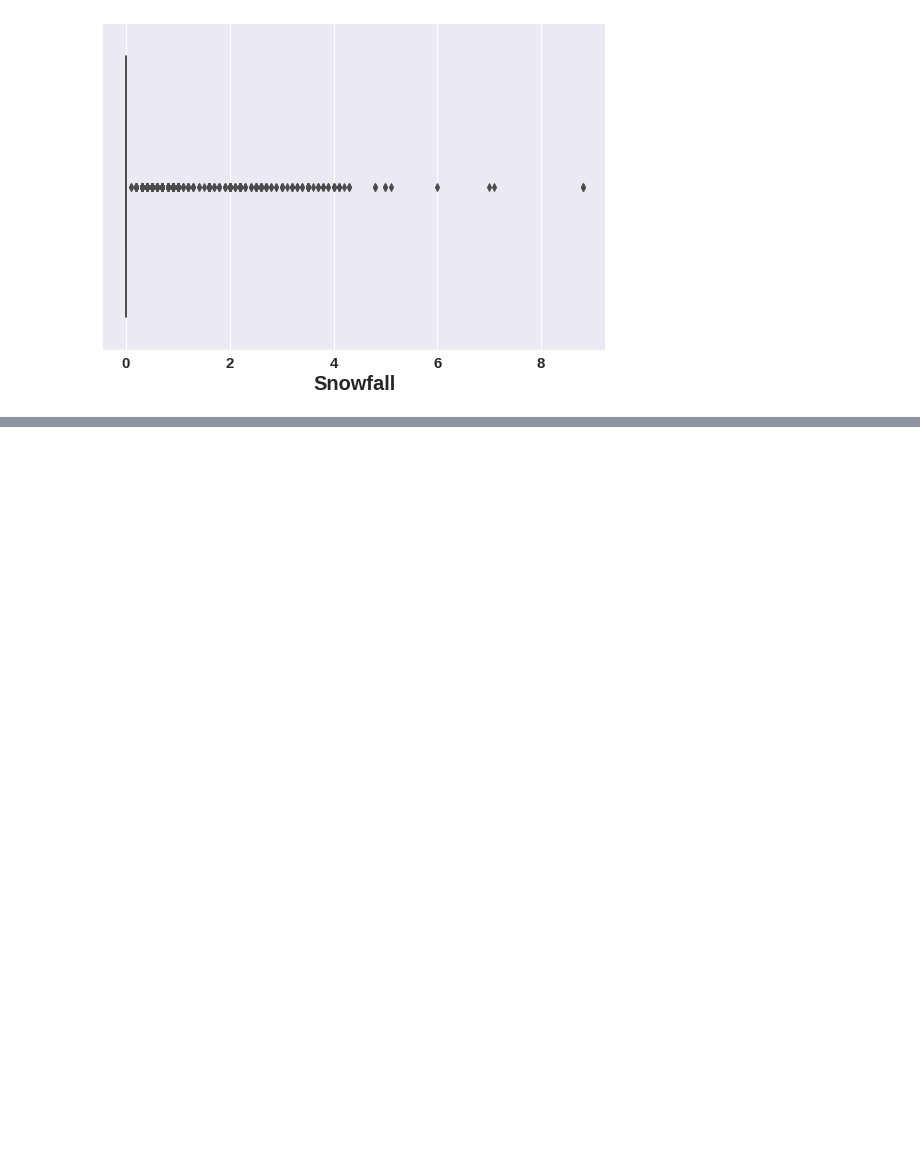
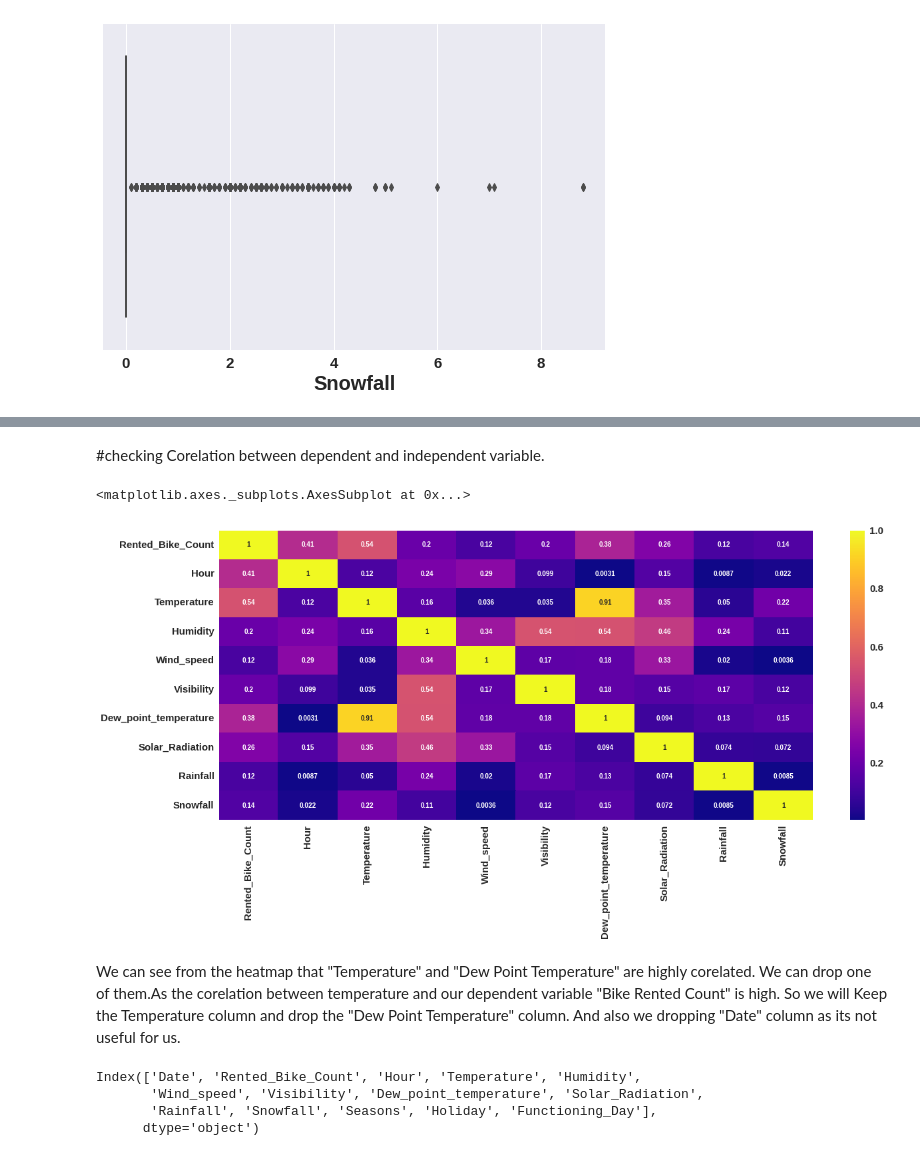
Before and after one commit to ask-kawade/-Bike-Sharing-Demand-Prediction-Project, a Jupyter notebook: Copy_of_Bike_Sharing_Demand_Prediction_Capstone_Project.ipynb, the cells around one changed output, grey strips where cells are left out. Cells and saved outputs as stored; diff of their text form; code cells hidden in the pictures; blank space fills up the shorter version.

```diff
--- a/Copy_of_Bike_Sharing_Demand_Prediction_Capstone_Project.ipynb
+++ b/Copy_of_Bike_Sharing_Demand_Prediction_Capstone_Project.ipynb
@@ -331,0 +386,19 @@ bike_df.drop(bike_df[(bike_df.Rainfall < lowerbound3) | (bike_df.Rainfall > uppe
+# %% [markdown]
+#checking Corelation between dependent and independent variable.
+# %%
+plt.figure(figsize=(20,8))
+corr=bike_df.corr()
+sns.heatmap(data=abs(corr),annot=True,cmap='plasma')
+# %% [output]
+<matplotlib.axes._subplots.AxesSubplot at 0x...>
+[figure, added]
+# %% [markdown]
+We can see from the heatmap that "Temperature" and "Dew Point Temperature" are highly corelated. We can drop one of them.As the corelation between temperature and our dependent variable "Bike Rented Count" is high. So we will Keep the Temperature column and drop the "Dew Point Temperature" column.
+And also we dropping "Date" column as its not useful for us.
+# %%
+bike_df.columns
+# %% [output]
+Index(['Date', 'Rented_Bike_Count', 'Hour', 'Temperature', 'Humidity',
+       'Wind_speed', 'Visibility', 'Dew_point_temperature', 'Solar_Radiation',
+       'Rainfall', 'Snowfall', 'Seasons', 'Holiday', 'Functioning_Day'],
+      dtype='object')
```
Also changed, not shown: parts of 42 cells of this notebook.
